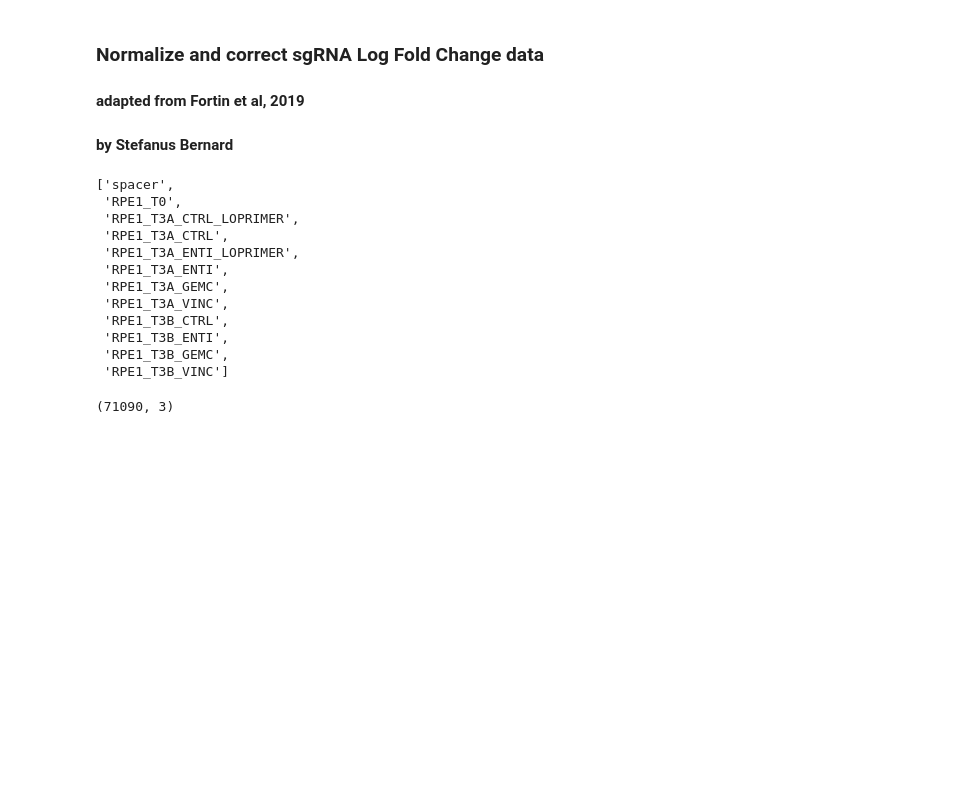
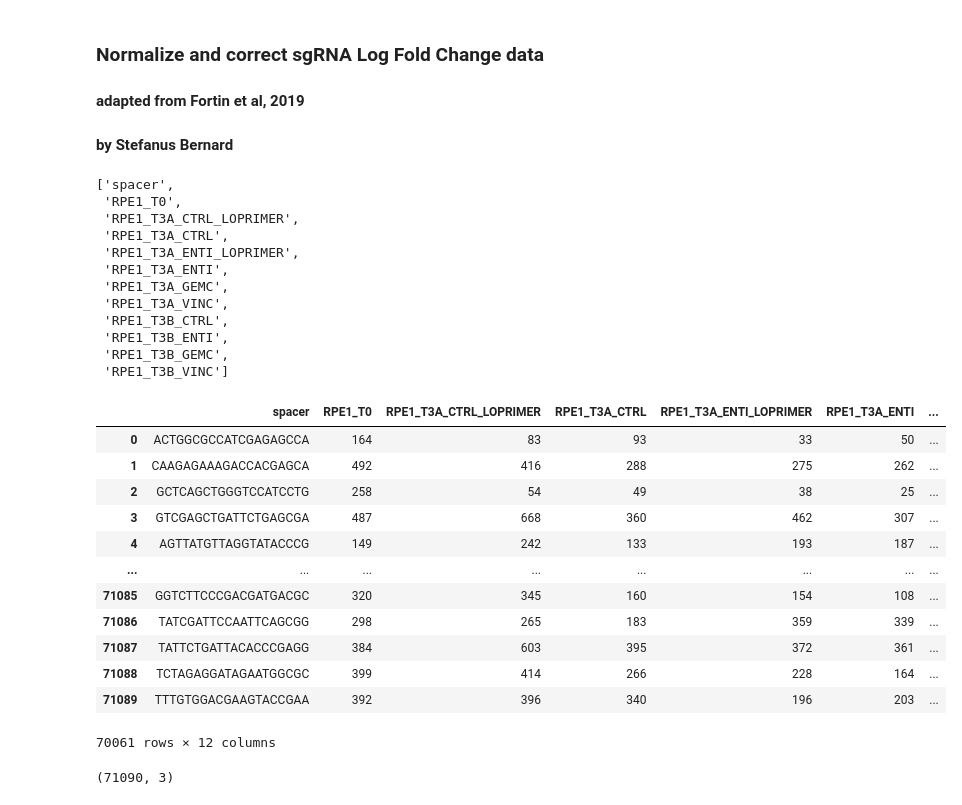
Before and after one commit to stefanusbernard/CRISPR-KO-library-survey, a Jupyter notebook: sgrna_logfc/normalize_tkov3_lfc.ipynb, the cells around one changed output. Cells and saved outputs as stored; diff of their text form; code cells hidden in the pictures; blank space fills up the shorter version.

```diff
--- a/sgrna_logfc/normalize_tkov3_lfc.ipynb
+++ b/sgrna_logfc/normalize_tkov3_lfc.ipynb
@@ -11,26 +11,43 @@ from function_to_normalize_sgrna_lfc import *
 # %%
 read_count = pd.read_csv("./tkov3_data/matrix-reads-by-gRNA-RPE1-drugZ.txt", sep ='\t')
 read_count[['gene', 'sgRNA']] = read_count['sgRNA'].str.split('_', n = 1, expand=True)
 read_count = read_count.drop(columns=['GENE', 'gene'])
 read_count = read_count.rename(columns={'sgRNA':'spacer'})
 
-# filtered out sgRNA with less than 30 reads
+# filtered out sgRNA with less than 30 reads in T0
 read_count = read_count[read_count['RPE1_T0'] > 30]
+
+# drop LOPRIMER data
+# read_count = read_count.drop(columns = ['RPE1_T3A_CTRL_LOPRIMER', 'RPE1_T3A_ENTI_LOPRIMER'])
+
+display(list(read_count))
 read_count
-list(read_count)
 # %% [output]
 ['spacer',
  'RPE1_T0',
  'RPE1_T3A_CTRL_LOPRIMER',
  'RPE1_T3A_CTRL',
  'RPE1_T3A_ENTI_LOPRIMER',
  'RPE1_T3A_ENTI',
  'RPE1_T3A_GEMC',
  'RPE1_T3A_VINC',
  'RPE1_T3B_CTRL',
  'RPE1_T3B_ENTI',
  'RPE1_T3B_GEMC',
  'RPE1_T3B_VINC']
+|  | spacer | RPE1_T0 | RPE1_T3A_CTRL_LOPRIMER | RPE1_T3A_CTRL | RPE1_T3A_ENTI_LOPRIMER | RPE1_T3A_ENTI | ... |
+| 0 | ACTGGCGCCATCGAGAGCCA | 164 | 83 | 93 | 33 | 50 | ... |
+| 1 | CAAGAGAAAGACCACGAGCA | 492 | 416 | 288 | 275 | 262 | ... |
+| 2 | GCTCAGCTGGGTCCATCCTG | 258 | 54 | 49 | 38 | 25 | ... |
+| 3 | GTCGAGCTGATTCTGAGCGA | 487 | 668 | 360 | 462 | 307 | ... |
+| 4 | AGTTATGTTAGGTATACCCG | 149 | 242 | 133 | 193 | 187 | ... |
+| ... | ... | ... | ... | ... | ... | ... | ... |
+| 71085 | GGTCTTCCCGACGATGACGC | 320 | 345 | 160 | 154 | 108 | ... |
+| 71086 | TATCGATTCCAATTCAGCGG | 298 | 265 | 183 | 359 | 339 | ... |
+| 71087 | TATTCTGATTACACCCGAGG | 384 | 603 | 395 | 372 | 361 | ... |
+| 71088 | TCTAGAGGATAGAATGGCGC | 399 | 414 | 266 | 228 | 164 | ... |
+| 71089 | TTTGTGGACGAAGTACCGAA | 392 | 396 | 340 | 196 | 203 | ... |
+70061 rows × 12 columns
 # %%
 # import library data
 library_data = pd.read_csv("../../CRISPR-KO-library-refinement-pipeline/public_crispr_library/tkov3_guide_sequence.tsv", sep ="\t", header = None)
```
Also changed, not shown: parts of 10 cells of this notebook, 4 other files.
